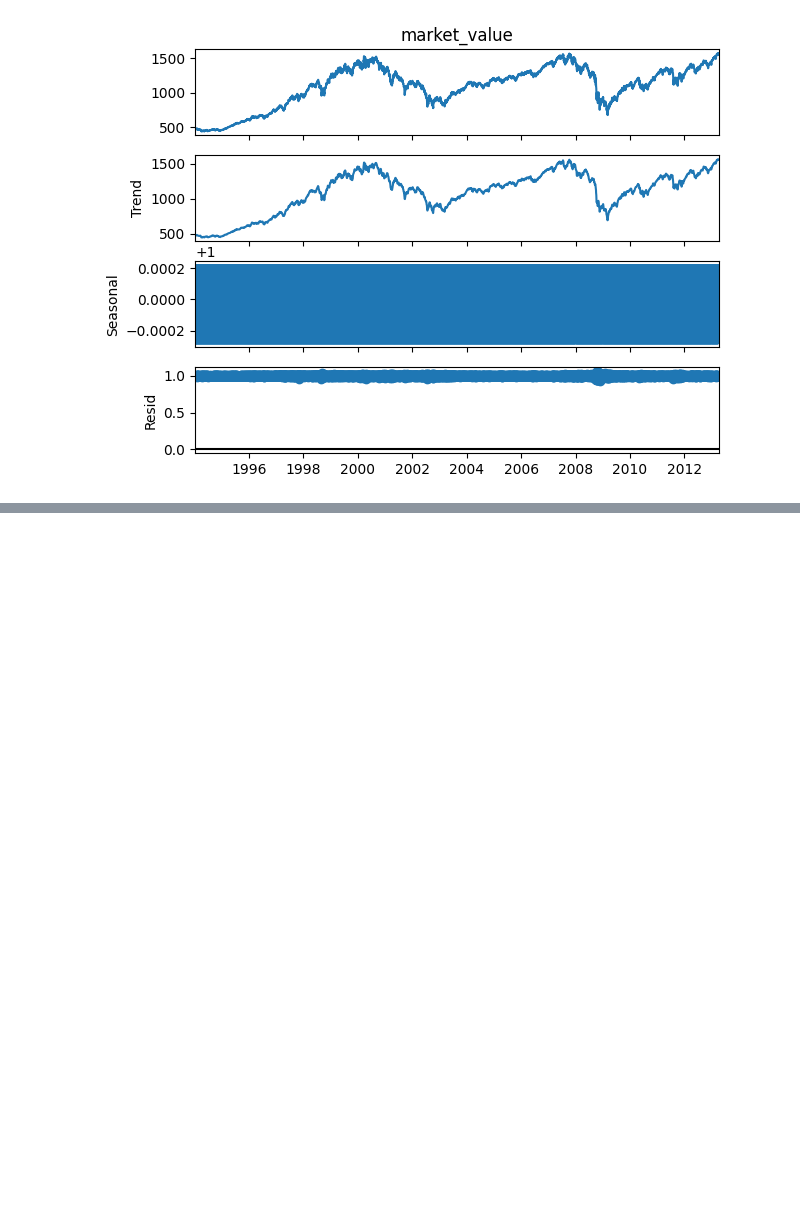
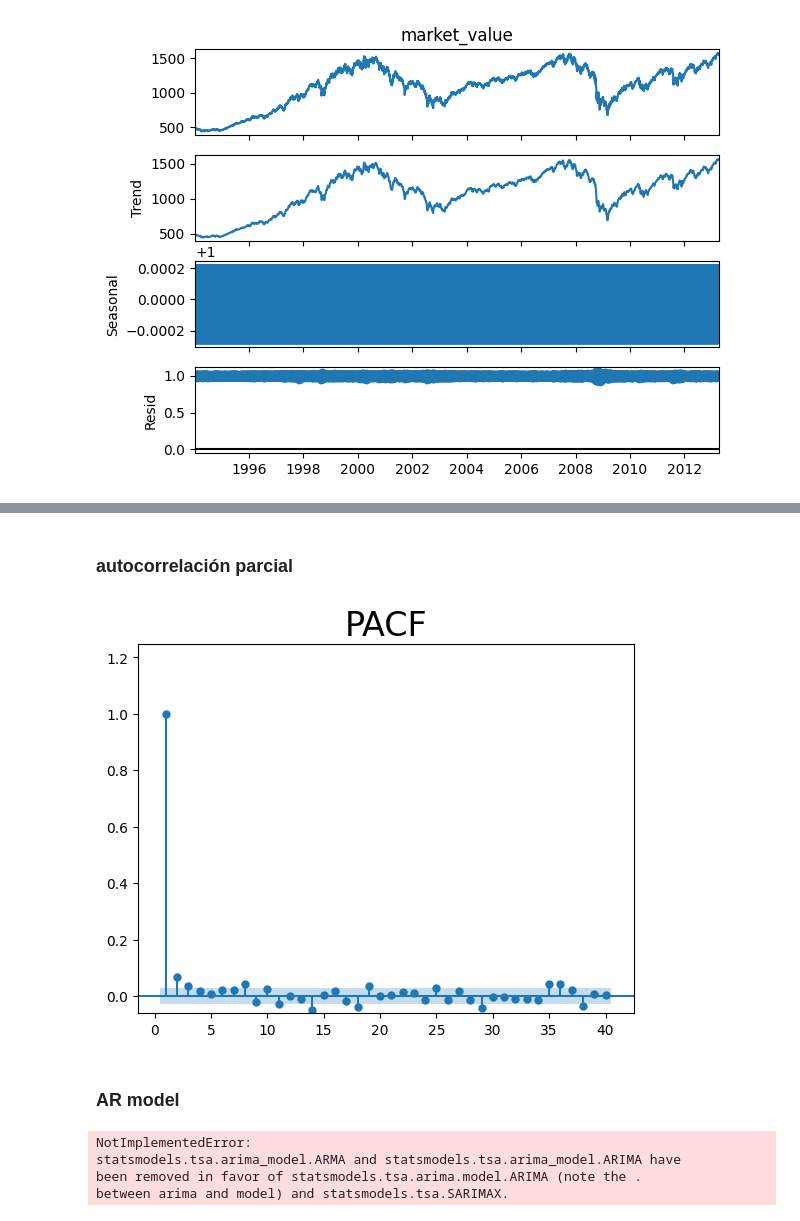
Before and after one commit to crlsrmrlsz/notebooks, a Jupyter notebook: timeseries/curso_times_series.ipynb, the cells around one changed output, grey strips where cells are left out. Saved outputs shown, nothing was run; the diff lists cells and outputs as text; code cells hidden in the pictures; blank space fills up the shorter version.

Commit message:
empezando modelos AR

```diff
--- a/timeseries/curso_times_series.ipynb
+++ b/timeseries/curso_times_series.ipynb
@@ -338,0 +362,10 @@ plt.show()
+# %% [markdown]
+### autocorrelación parcial
+# %%
+sgt.plot_pacf(df.market_value, lags = 40, zero = False, method = ('ols'), auto_ylims=True)
+plt.title("PACF", size = 24)
+plt.show()
+# %% [output]
+[figure, added]
+# %% [markdown]
+### AR model
@@ -338,0 +374,7 @@ plt.show()
+# %%
+model_ar = ARIMA(df.market_value, order = (1,0))
+# %% [output]
+NotImplementedError:
+statsmodels.tsa.arima_model.ARMA and statsmodels.tsa.arima_model.ARIMA have
+been removed in favor of statsmodels.tsa.arima.model.ARIMA (note the .
+between arima and model) and statsmodels.tsa.SARIMAX.
```
Also changed, not shown: parts of 9 cells of this notebook, 1 other file.
